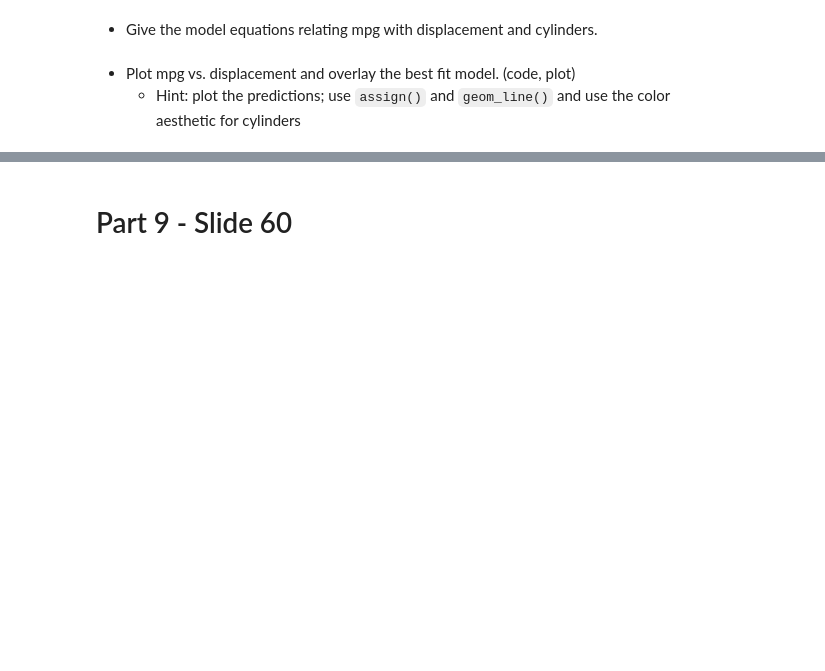
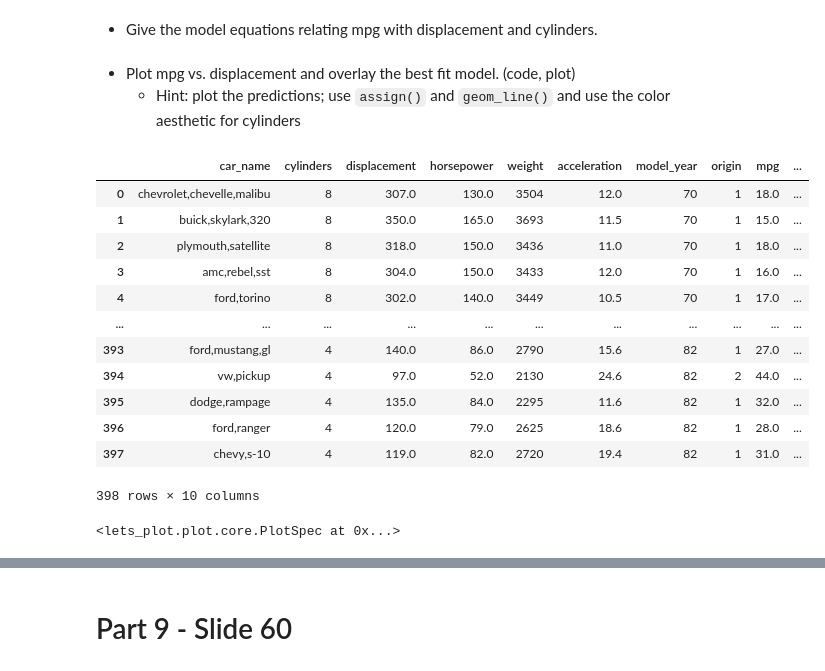
Before and after one commit to Avelez164/Data-Science-Big-Data, a Jupyter notebook: regression.ipynb, the cells around one changed output, grey strips where cells are left out. Drawn from its saved outputs; the diff is of its cells as text; code cells hidden in the pictures; blank space fills up the shorter version.

```diff
--- a/regression.ipynb
+++ b/regression.ipynb
@@ -438,6 +446,13 @@ Dependent variable is mpg given
 > The type should be `CategoricalDtype(categories=['3', '4', '5', '6', '8'], ordered=False, categories_dtype=object)`
 > rather than `CategoricalDtype(categories=[3, 4, 5, 6, 8], ordered=False, categories_dtype=int64)`
 # %%
+#!pip install ucimlrepo
+from ucimlrepo import fetch_ucirepo
+
+# fetch dataset
+auto_mpg = fetch_ucirepo(id=9)
+
+
+auto_mpg.data.original.cylinders.astype(str).astype('category').dtype
 auto_mpg.data.original
-auto_mpg.data.original.cylinders.cylinders.astype(str).astype('category').dtype
 # %% [output]
@@ -445,3 +472,7 @@ NameError: name 'auto_mpg' is not defined
 # %% [markdown]
 * Create a linear model called `mod_displ_cyl` of mpg vs. displacement and cylinders.
   - Give `sm.formula.ols` code, output of `results.summary()`
+# %%
+mod_displ_cyl = sm.formula.ols('mpg ~ displacement + cylinders', auto_mpg.data.original)
+results = mod_displ_cyl.fit()
+print(results.summary())
@@ -453,3 +506,35 @@ NameError: name 'auto_mpg' is not defined
 # %% [markdown]
 * Plot mpg vs. displacement and overlay the best fit model. (code, plot)
   - Hint: plot the predictions; use `assign()` and `geom_line()` and use the color aesthetic for cylinders
+# %%
+(
+    auto_mpg.data.original
+    .assign(pred=results.get_prediction(auto_mpg.data.original).predicted_mean)
+)
+# %% [output]
+|  | car_name | cylinders | displacement | horsepower | weight | acceleration | model_year | origin | mpg | ... |
+| 0 | chevrolet,chevelle,malibu | 8 | 307.0 | 130.0 | 3504 | 12.0 | 70 | 1 | 18.0 | ... |
+| 1 | buick,skylark,320 | 8 | 350.0 | 165.0 | 3693 | 11.5 | 70 | 1 | 15.0 | ... |
+| 2 | plymouth,satellite | 8 | 318.0 | 150.0 | 3436 | 11.0 | 70 | 1 | 18.0 | ... |
+| 3 | amc,rebel,sst | 8 | 304.0 | 150.0 | 3433 | 12.0 | 70 | 1 | 16.0 | ... |
+| 4 | ford,torino | 8 | 302.0 | 140.0 | 3449 | 10.5 | 70 | 1 | 17.0 | ... |
+| ... | ... | ... | ... | ... | ... | ... | ... | ... | ... | ... |
+| 393 | ford,mustang,gl | 4 | 140.0 | 86.0 | 2790 | 15.6 | 82 | 1 | 27.0 | ... |
+| 394 | vw,pickup | 4 | 97.0 | 52.0 | 2130 | 24.6 | 82 | 2 | 44.0 | ... |
+| 395 | dodge,rampage | 4 | 135.0 | 84.0 | 2295 | 11.6 | 82 | 1 | 32.0 | ... |
+| 396 | ford,ranger | 4 | 120.0 | 79.0 | 2625 | 18.6 | 82 | 1 | 28.0 | ... |
+| 397 | chevy,s-10 | 4 | 119.0 | 82.0 | 2720 | 19.4 | 82 | 1 | 31.0 | ... |
+398 rows × 10 columns
+# %%
+(
+    ggplot(
+    (
+    auto_mpg.data.original
+    .assign(pred=results.get_prediction(auto_mpg.data.original).predicted_mean)
+    )
+    )
+    + geom_point(aes(x='displacement', y='mpg', color='cylinders'))
+    + geom_line(aes(x='displacement', y='pred', color='cylinders'))
+)
+# %% [output]
+<lets_plot.plot.core.PlotSpec at 0x...>
```
Also changed, not shown: parts of 11 cells of this notebook.
